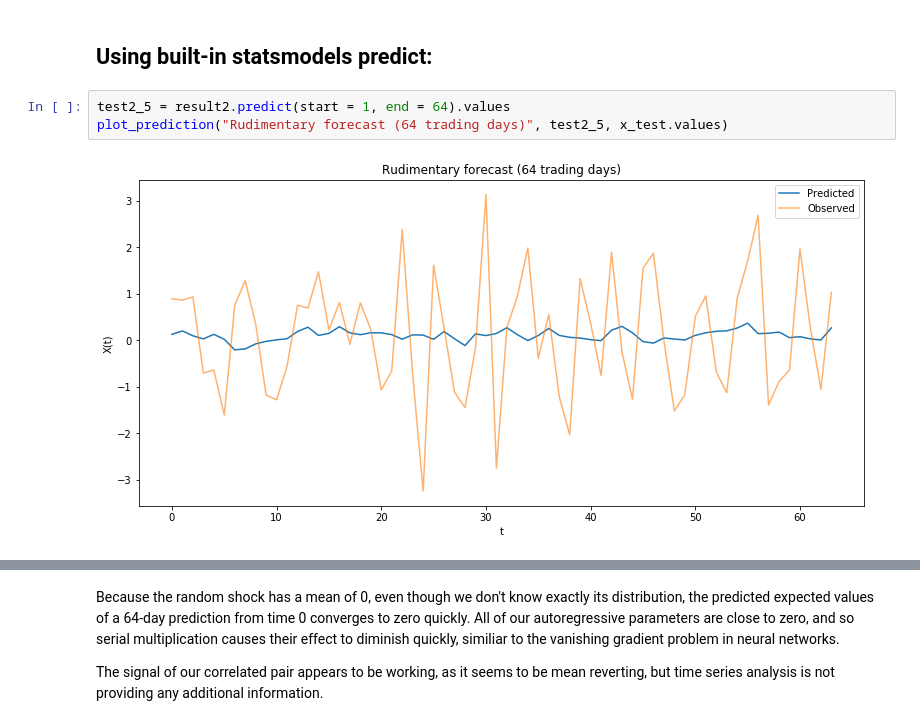
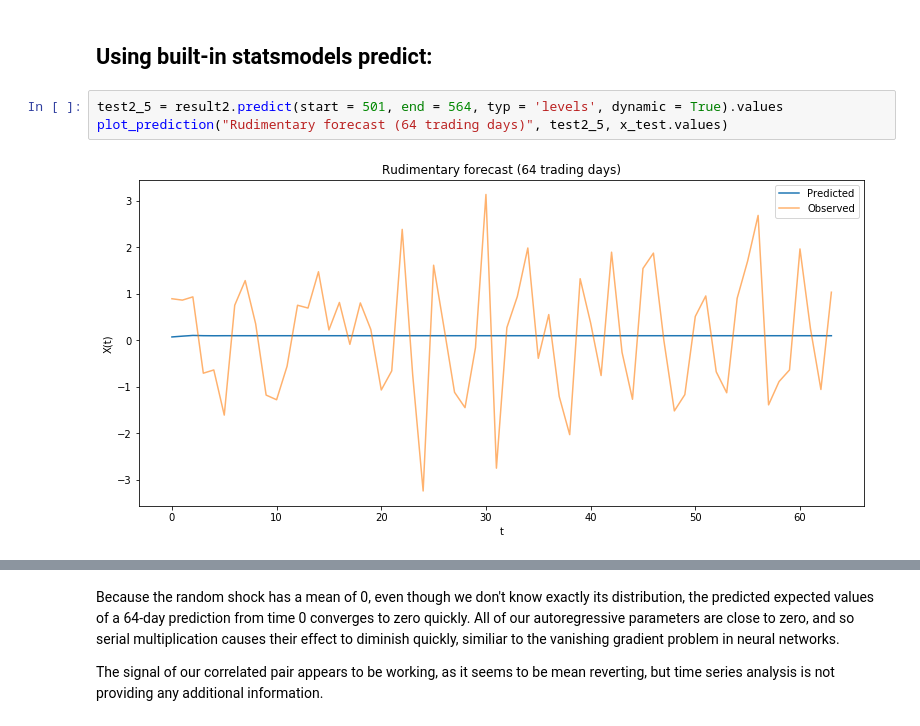
Before and after one commit to stevenkxu/TimeSeriesProject, a Jupyter notebook: 6351_Final_Project.ipynb, the cells around one changed output, grey strips where cells are left out. Drawn from its saved outputs; the diff is of its cells as text.

```diff
--- a/6351_Final_Project.ipynb
+++ b/6351_Final_Project.ipynb
@@ -589,7 +589,7 @@ plot_prediction("Rudimentary forecast (64 trading days)", test, x_test.values)
 # %% [markdown]
 ## Using built-in statsmodels predict:
 # %%
-test2_5 = result2.predict(start = 1, end = 64).values
+test2_5 = result2.predict(start = 501, end = 564, typ = 'levels', dynamic = True).values
 plot_prediction("Rudimentary forecast (64 trading days)", test2_5, x_test.values)
 # %% [output]
-[figure, old version]
+[figure, new version]
```
Also changed, not shown: parts of 1 cell of this notebook.
